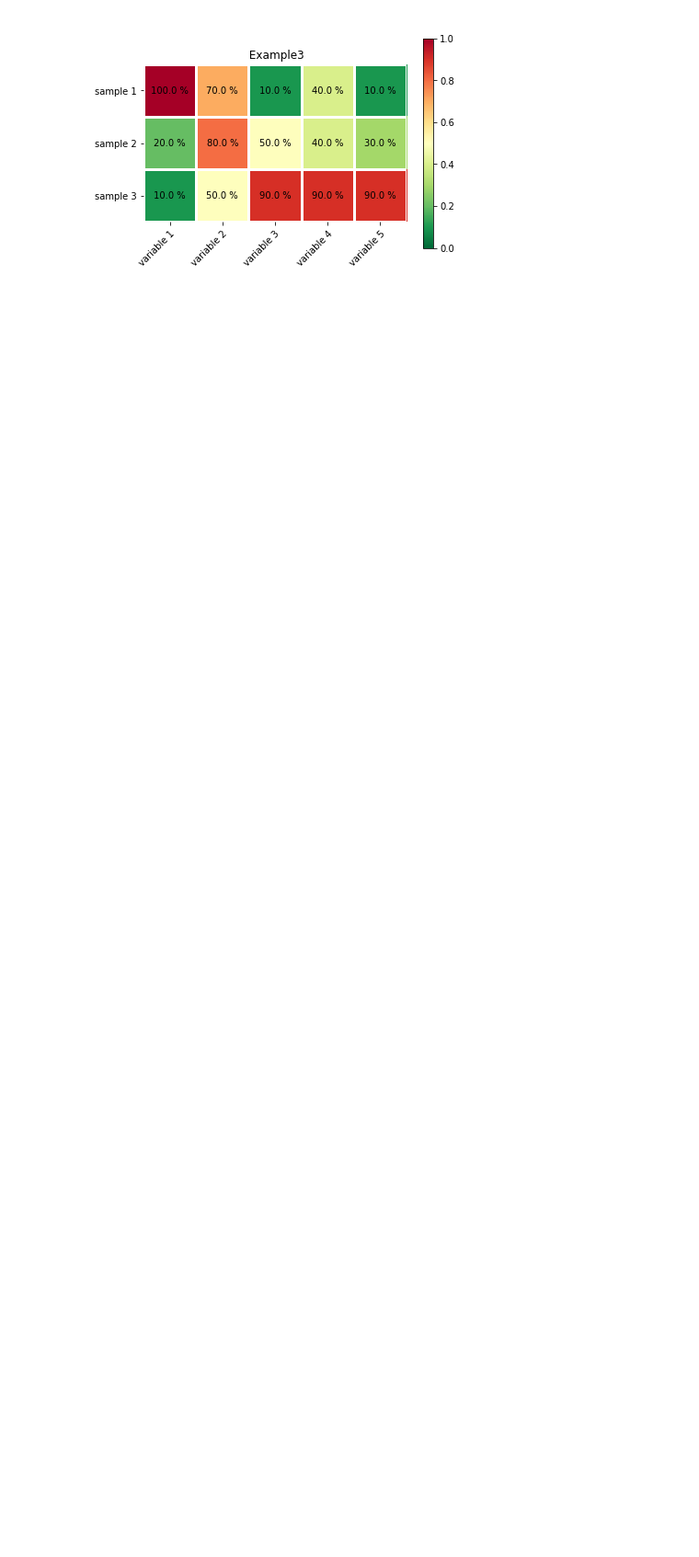
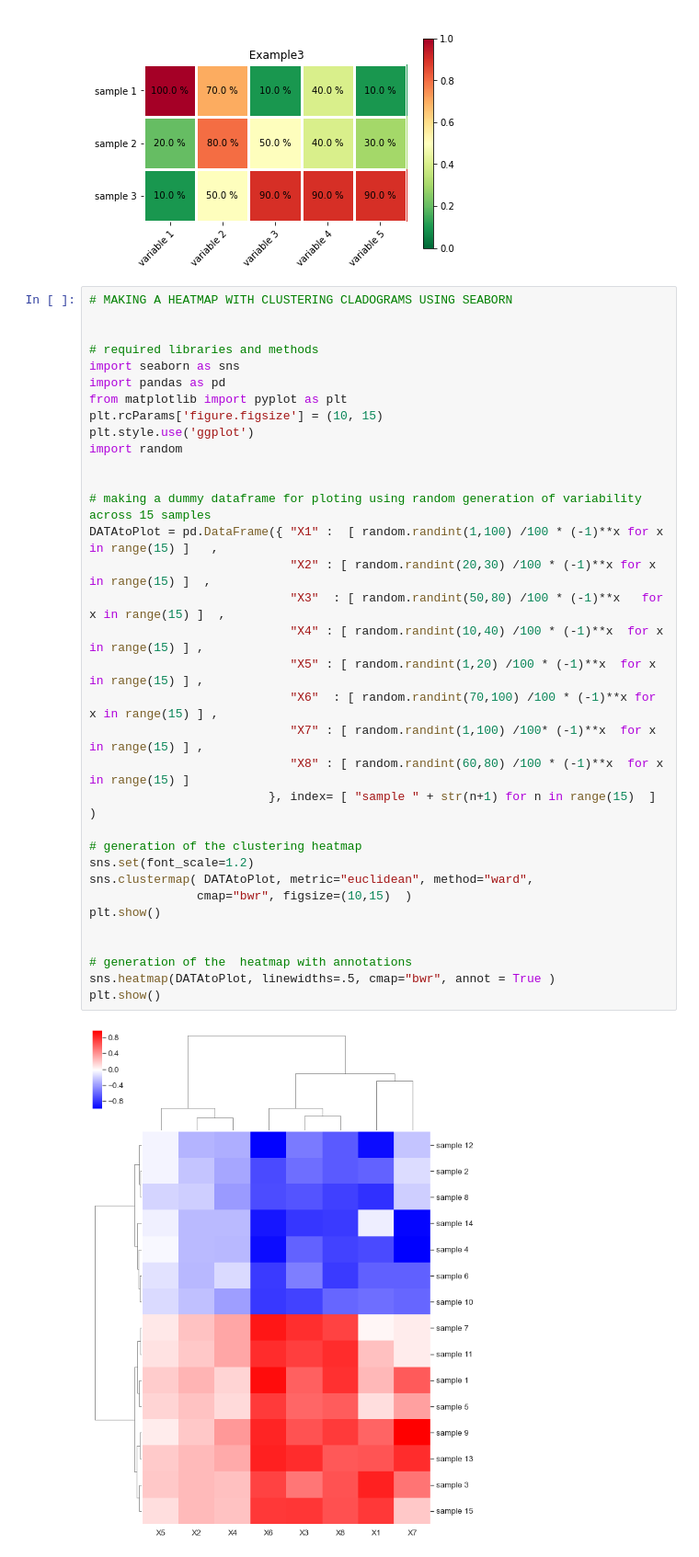
Before and after one commit to rjpais/DataVisualization, a Jupyter notebook: Heatmaps.ipynb, the cells around one changed output. Shown at 92% size. Drawn from its saved outputs; the diff is of its cells as text; blank space fills up the shorter version.

Commit message:
heatmaps with seaborn

```diff
--- a/Heatmaps.ipynb
+++ b/Heatmaps.ipynb
@@ -70,3 +70,39 @@ for n, data in enumerate(EXAMPLES):
 [figure]
 [figure]
 [figure]
+# %%
+# MAKING A HEATMAP WITH CLUSTERING CLADOGRAMS USING SEABORN
+
+
+# required libraries and methods
+import seaborn as sns
+import pandas as pd
+from matplotlib import pyplot as plt
+plt.rcParams['figure.figsize'] = (10, 15)
+plt.style.use('ggplot')
+import random
+
+
+# making a dummy dataframe for ploting using random generation of variability across 15 samples
+DATAtoPlot = pd.DataFrame({ "X1" :  [ random.randint(1,100) /100 * (-1)**x for x in range(15) ]   ,
+                            "X2" : [ random.randint(20,30) /100 * (-1)**x for x in range(15) ]  ,
+                            "X3"  : [ random.randint(50,80) /100 * (-1)**x   for x in range(15) ]  ,
+                            "X4" : [ random.randint(10,40) /100 * (-1)**x  for x in range(15) ] ,
+                            "X5" : [ random.randint(1,20) /100 * (-1)**x  for x in range(15) ] ,
+                            "X6"  : [ random.randint(70,100) /100 * (-1)**x for x in range(15) ] ,
+                            "X7" : [ random.randint(1,100) /100* (-1)**x  for x in range(15) ] ,
+                            "X8" : [ random.randint(60,80) /100 * (-1)**x  for x in range(15) ]
+                         }, index= [ "sample " + str(n+1) for n in range(15)  ]   )
+
+# generation of the clustering heatmap
+sns.set(font_scale=1.2)
+sns.clustermap( DATAtoPlot, metric="euclidean", method="ward",
+               cmap="bwr", figsize=(10,15)  )
+plt.show()
+
+
+# generation of the  heatmap with annotations
+sns.heatmap(DATAtoPlot, linewidths=.5, cmap="bwr", annot = True )
+plt.show()
+# %% [output]
+[figure, added]
```
Also changed, not shown: parts of 1 cell of this notebook.
